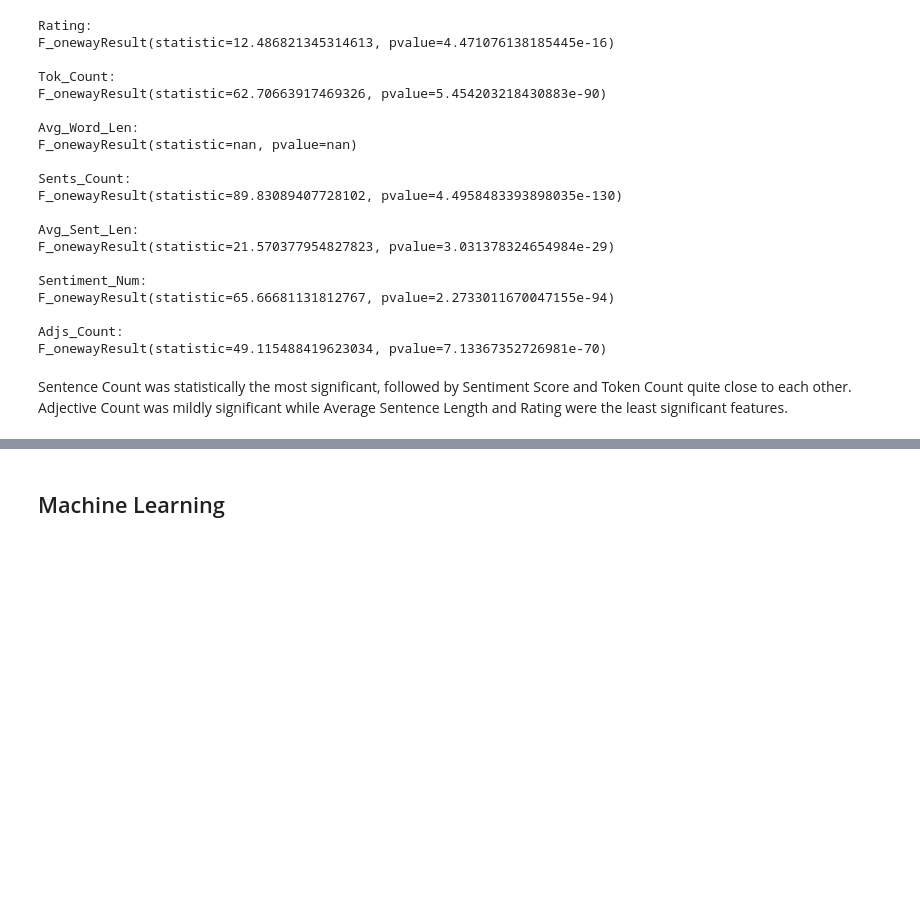
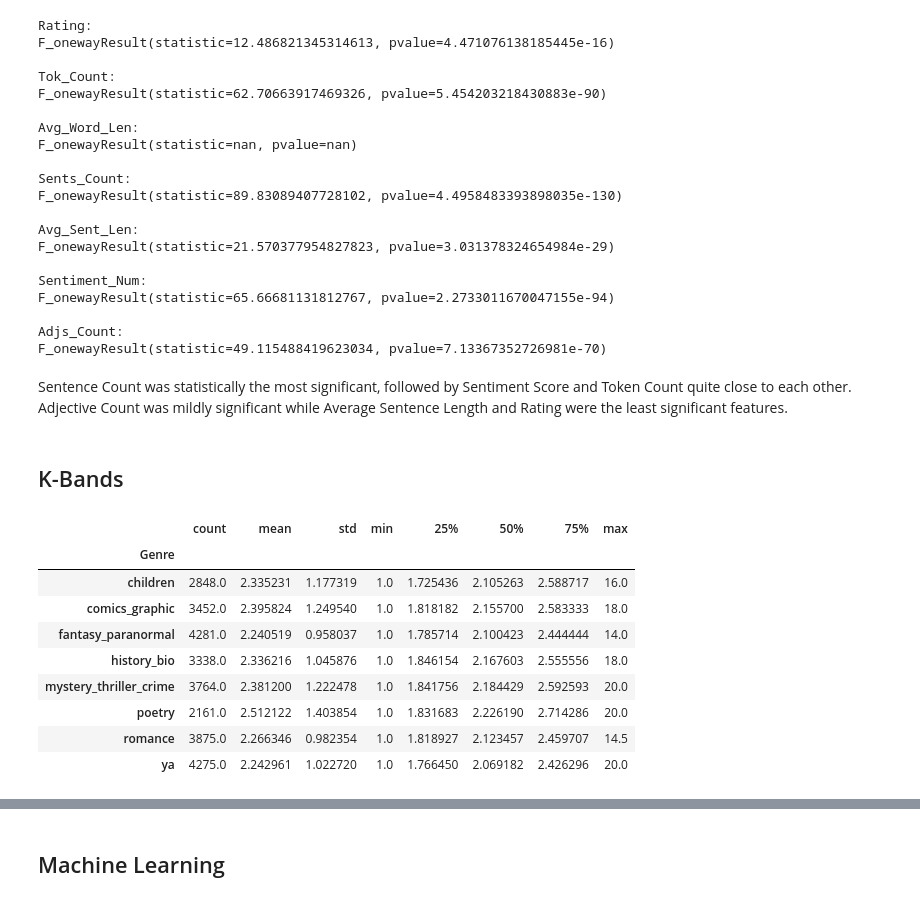
Before and after one commit to Data-Science-for-Linguists-2023/Goodreads-Genre-Reviews-Analysis, a Jupyter notebook: Data_Analysis.ipynb, the cells around one changed output, grey strips where cells are left out. Drawn from its saved outputs; the diff is of its cells as text; code cells hidden in the pictures; blank space fills up the shorter version.

```diff
--- a/Data_Analysis.ipynb
+++ b/Data_Analysis.ipynb
@@ -608,3 +653,18 @@ Adjs_Count:
 F_onewayResult(statistic=49.115488419623034, pvalue=7.13367352726981e-70)
 # %% [markdown]
 Sentence Count was statistically the most significant, followed by Sentiment Score and Token Count quite close to each other. Adjective Count was mildly significant while Average Sentence Length and Rating were the least significant features.
+# %% [markdown]
+## K-Bands
+# %%
+df.groupby('Genre').Avg_K.describe()
+# %% [output]
+|  | count | mean | std | min | 25% | 50% | 75% | max |
+| Genre |  |  |  |  |  |  |  |  |
+| children | 2848.0 | 2.335231 | 1.177319 | 1.0 | 1.725436 | 2.105263 | 2.588717 | 16.0 |
+| comics_graphic | 3452.0 | 2.395824 | 1.249540 | 1.0 | 1.818182 | 2.155700 | 2.583333 | 18.0 |
+| fantasy_paranormal | 4281.0 | 2.240519 | 0.958037 | 1.0 | 1.785714 | 2.100423 | 2.444444 | 14.0 |
+| history_bio | 3338.0 | 2.336216 | 1.045876 | 1.0 | 1.846154 | 2.167603 | 2.555556 | 18.0 |
+| mystery_thriller_crime | 3764.0 | 2.381200 | 1.222478 | 1.0 | 1.841756 | 2.184429 | 2.592593 | 20.0 |
+| poetry | 2161.0 | 2.512122 | 1.403854 | 1.0 | 1.831683 | 2.226190 | 2.714286 | 20.0 |
+| romance | 3875.0 | 2.266346 | 0.982354 | 1.0 | 1.818927 | 2.123457 | 2.459707 | 14.5 |
+| ya | 4275.0 | 2.242961 | 1.022720 | 1.0 | 1.766450 | 2.069182 | 2.426296 | 20.0 |
```
Also changed, not shown: parts of 13 cells of this notebook.
